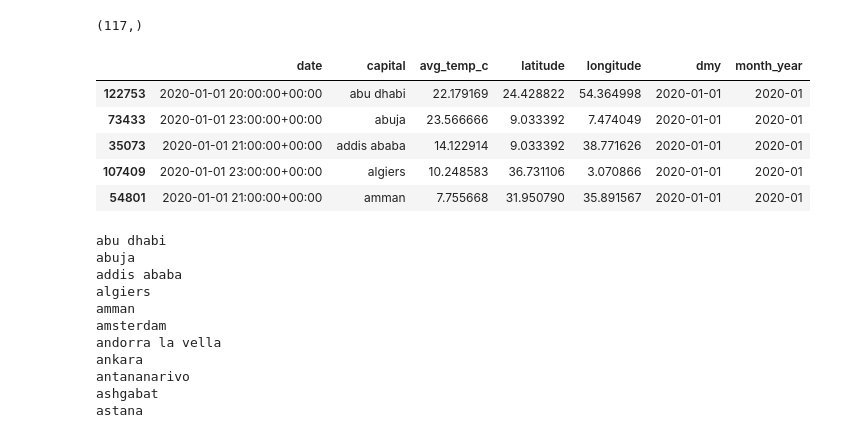
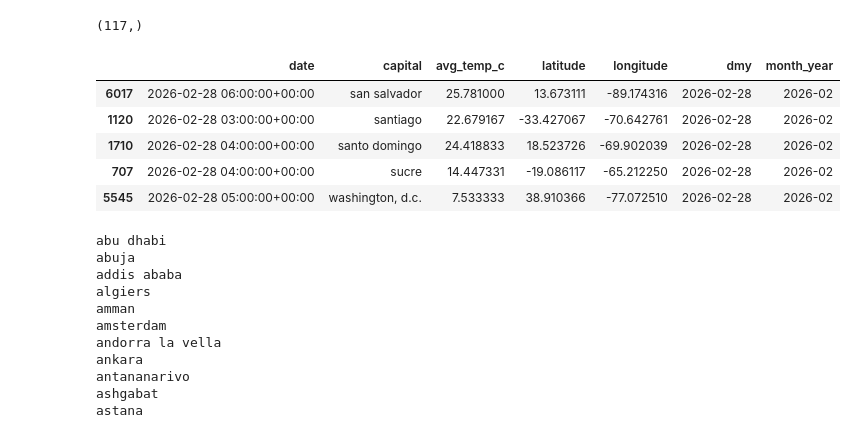
Before and after one commit to emanuel-gf/global-temp-anomaly---daily-max-nasa-esa-era5, a Jupyter notebook: join_openmeteo.ipynb, the cells around one changed output. Drawn from its saved outputs; the diff is of its cells as text; code cells hidden in the pictures.

```diff
--- a/join_openmeteo.ipynb
+++ b/join_openmeteo.ipynb
@@ -55,5 +66,5 @@ print(df2.shape)
 # %%
-df3 = pd.read_csv('ecmwf_weather_batch_0_117_2020-01-01_2022-12-31.csv')
+df3 = pd.read_csv(os.path.join(datapath,'ecmwf_weather_batch_0_117_2020-01-01_2022-12-31.csv'))
 df3['date'] = pd.to_datetime(df3['date'])
 
 ## create a day-month-year column
@@ -77,7 +88,7 @@ df3.tail()
 | 128230 | 2022-12-30 04:00:00+00:00 | San Juan | 25.472918 | 18.453426 | -66.13504 | 2022-12-30 |
 | 128231 | 2022-12-31 04:00:00+00:00 | San Juan | 25.760416 | 18.453426 | -66.13504 | 2022-12-31 |
 # %%
-df4 = pd.read_csv('ecmwf_weather_batch_0_117_2017-01-01_2019-12-31.csv')
+df4 = pd.read_csv(os.path.join(datapath,'ecmwf_weather_batch_0_117_2017-01-01_2019-12-31.csv'))
 df4['date'] = pd.to_datetime(df4['date'])
 
 ## create a day-month-year column
@@ -102,0 +109,12 @@ df4.tail()
+# %%
+df5 =  pd.read_csv(os.path.join(datapath,'ecmwf_weather_batch_0_117_2026-01-01_2026-02-28.csv'))
+df5['date'] = pd.to_datetime(df5['date'])
+
+## create a day-month-year column
+df5['dmy'] = df5['date'].dt.date
+
+print(df5.shape)
+## filter a wrong value
+df5 = df5.loc[df5['dmy']>=datetime.date(2026, 1, 1)]
+
+print(df5.shape)
@@ -103,6 +149,6 @@ df4.tail()
 # %%
 ## concat boths
-concat = pd.concat([df, df2, df3, df4], axis=0)
+concat = pd.concat([df, df2, df3, df4, df5], axis=0)
 
 ## create a new column YEAR-MONTH
 concat['month_year']=pd.to_datetime(concat['date']).dt.strftime("%Y-%m")
@@ -117,14 +163,14 @@ concat['capital'].unique().shape
 # %% [output]
 (117,)
 # %%
-concat.head()
+concat.tail()
 # %% [output]
 |  | date | capital | avg_temp_c | latitude | longitude | dmy | month_year |
-| 122753 | 2020-01-01 20:00:00+00:00 | abu dhabi | 22.179169 | 24.428822 | 54.364998 | 2020-01-01 | 2020-01 |
-| 73433 | 2020-01-01 23:00:00+00:00 | abuja | 23.566666 | 9.033392 | 7.474049 | 2020-01-01 | 2020-01 |
-| 35073 | 2020-01-01 21:00:00+00:00 | addis ababa | 14.122914 | 9.033392 | 38.771626 | 2020-01-01 | 2020-01 |
-| 107409 | 2020-01-01 23:00:00+00:00 | algiers | 10.248583 | 36.731106 | 3.070866 | 2020-01-01 | 2020-01 |
-| 54801 | 2020-01-01 21:00:00+00:00 | amman | 7.755668 | 31.950790 | 35.891567 | 2020-01-01 | 2020-01 |
+| 6017 | 2026-02-28 06:00:00+00:00 | san salvador | 25.781000 | 13.673111 | -89.174316 | 2026-02-28 | 2026-02 |
+| 1120 | 2026-02-28 03:00:00+00:00 | santiago | 22.679167 | -33.427067 | -70.642761 | 2026-02-28 | 2026-02 |
+| 1710 | 2026-02-28 04:00:00+00:00 | santo domingo | 24.418833 | 18.523726 | -69.902039 | 2026-02-28 | 2026-02 |
+| 707 | 2026-02-28 04:00:00+00:00 | sucre | 14.447331 | -19.086117 | -65.212250 | 2026-02-28 | 2026-02 |
+| 5545 | 2026-02-28 05:00:00+00:00 | washington, d.c. | 7.533333 | 38.910366 | -77.072510 | 2026-02-28 | 2026-02 |
 # %%
 for capital in concat['capital'].unique():
     print(capital)
```
Also changed, not shown: parts of 11 cells of this notebook, 4 other files.
